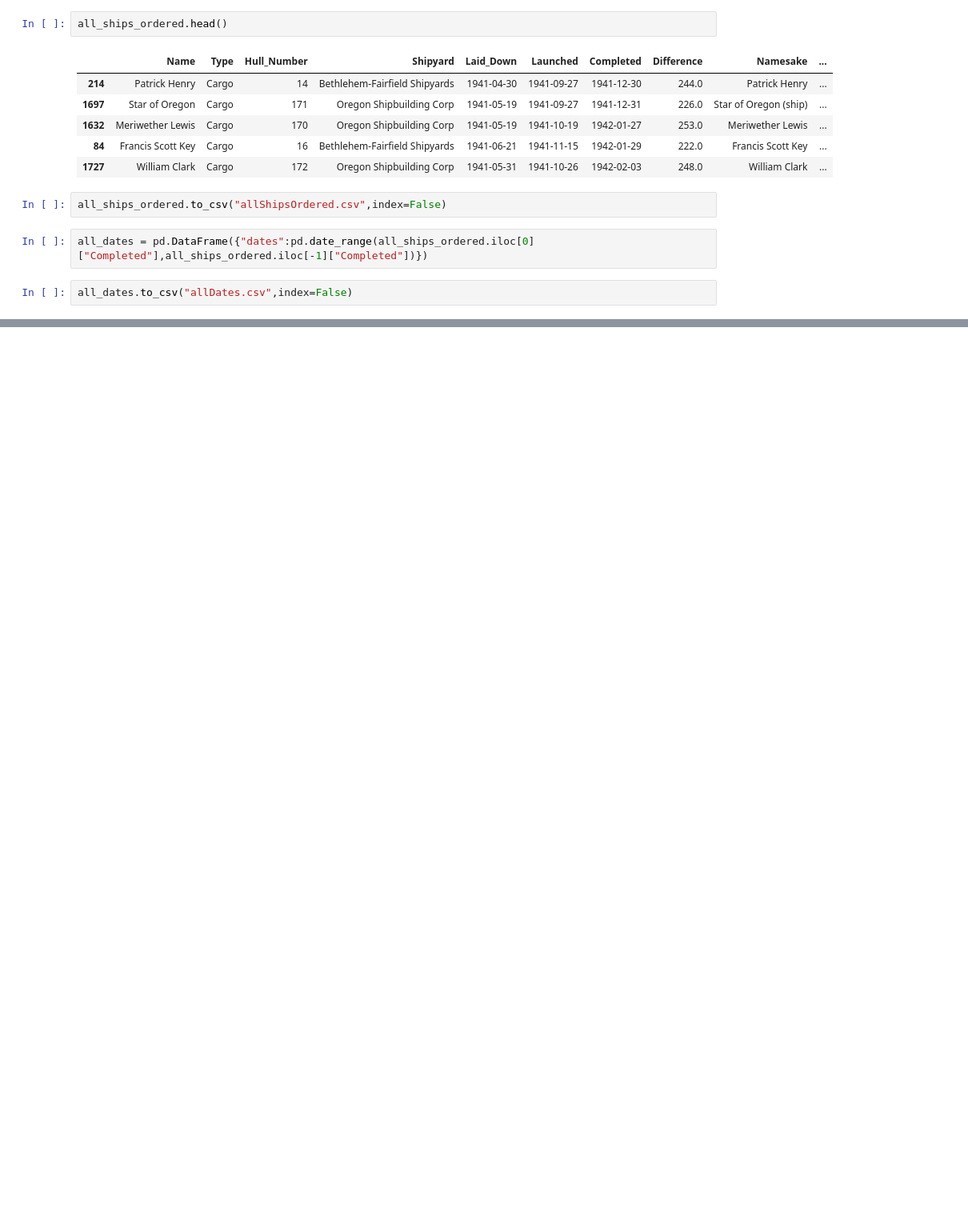
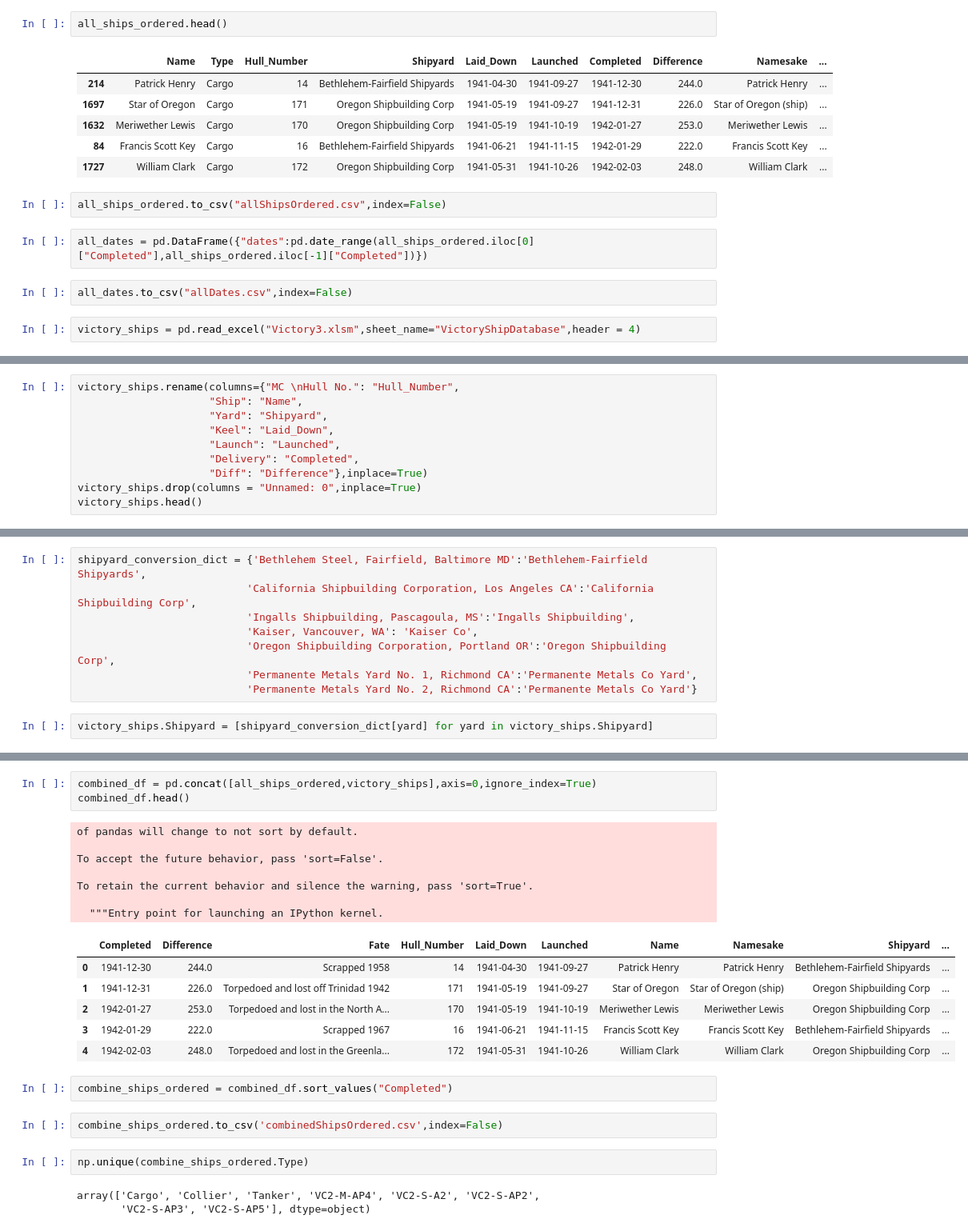
Before and after one commit to 6859-sp21/final-project-visualizingvictory, a Jupyter notebook: rough_html/Ship Data.ipynb, the cells around one changed output, grey strips where cells are left out. Shown at 80% size. Drawn from its saved outputs; the diff is of its cells as text; blank space fills up the shorter version.

```diff
--- a/rough_html/Ship Data.ipynb
+++ b/rough_html/Ship Data.ipynb
@@ -183,3 +207,5 @@ all_ships_ordered.to_csv("allShipsOrdered.csv",index=False)
 all_dates = pd.DataFrame({"dates":pd.date_range(all_ships_ordered.iloc[0]["Completed"],all_ships_ordered.iloc[-1]["Completed"])})
 # %%
 all_dates.to_csv("allDates.csv",index=False)
+# %%
+victory_ships = pd.read_excel("Victory3.xlsm",sheet_name="VictoryShipDatabase",header = 4)
@@ -185,0 +221,10 @@ all_dates.to_csv("allDates.csv",index=False)
+# %%
+victory_ships.rename(columns={"MC \nHull No.": "Hull_Number",
+                     "Ship": "Name",
+                     "Yard": "Shipyard",
+                     "Keel": "Laid_Down",
+                     "Launch": "Launched",
+                     "Delivery": "Completed",
+                     "Diff": "Difference"},inplace=True)
+victory_ships.drop(columns = "Unnamed: 0",inplace=True)
+victory_ships.head()
@@ -185,0 +259,10 @@ all_dates.to_csv("allDates.csv",index=False)
+# %%
+shipyard_conversion_dict = {'Bethlehem Steel, Fairfield, Baltimore MD':'Bethlehem-Fairfield Shipyards',
+                           'California Shipbuilding Corporation, Los Angeles CA':'California Shipbuilding Corp',
+                           'Ingalls Shipbuilding, Pascagoula, MS':'Ingalls Shipbuilding',
+                           'Kaiser, Vancouver, WA': 'Kaiser Co',
+                           'Oregon Shipbuilding Corporation, Portland OR':'Oregon Shipbuilding Corp',
+                           'Permanente Metals Yard No. 1, Richmond CA':'Permanente Metals Co Yard',
+                           'Permanente Metals Yard No. 2, Richmond CA':'Permanente Metals Co Yard'}
+# %%
+victory_ships.Shipyard = [shipyard_conversion_dict[yard] for yard in victory_ships.Shipyard]
@@ -185,0 +278,26 @@ all_dates.to_csv("allDates.csv",index=False)
+# %%
+combined_df = pd.concat([all_ships_ordered,victory_ships],axis=0,ignore_index=True)
+combined_df.head()
+# %% [output]
+of pandas will change to not sort by default.
+
+To accept the future behavior, pass 'sort=False'.
+
+To retain the current behavior and silence the warning, pass 'sort=True'.
+
+  """Entry point for launching an IPython kernel.
+|  | Completed | Difference | Fate | Hull_Number | Laid_Down | Launched | Name | Namesake | Shipyard | ... |
+| 0 | 1941-12-30 | 244.0 | Scrapped 1958 | 14 | 1941-04-30 | 1941-09-27 | Patrick Henry | Patrick Henry | Bethlehem-Fairfield Shipyards | ... |
+| 1 | 1941-12-31 | 226.0 | Torpedoed and lost off Trinidad 1942 | 171 | 1941-05-19 | 1941-09-27 | Star of Oregon | Star of Oregon (ship) | Oregon Shipbuilding Corp | ... |
+| 2 | 1942-01-27 | 253.0 | Torpedoed and lost in the North A... | 170 | 1941-05-19 | 1941-10-19 | Meriwether Lewis | Meriwether Lewis | Oregon Shipbuilding Corp | ... |
+| 3 | 1942-01-29 | 222.0 | Scrapped 1967 | 16 | 1941-06-21 | 1941-11-15 | Francis Scott Key | Francis Scott Key | Bethlehem-Fairfield Shipyards | ... |
+| 4 | 1942-02-03 | 248.0 | Torpedoed and lost in the Greenla... | 172 | 1941-05-31 | 1941-10-26 | William Clark | William Clark | Oregon Shipbuilding Corp | ... |
+# %%
+combine_ships_ordered = combined_df.sort_values("Completed")
+# %%
+combine_ships_ordered.to_csv('combinedShipsOrdered.csv',index=False)
+# %%
+np.unique(combine_ships_ordered.Type)
+# %% [output]
+array(['Cargo', 'Collier', 'Tanker', 'VC2-M-AP4', 'VC2-S-A2', 'VC2-S-AP2',
+       'VC2-S-AP3', 'VC2-S-AP5'], dtype=object)
```
Also changed, not shown: parts of 10 cells of this notebook, 11 other files.
